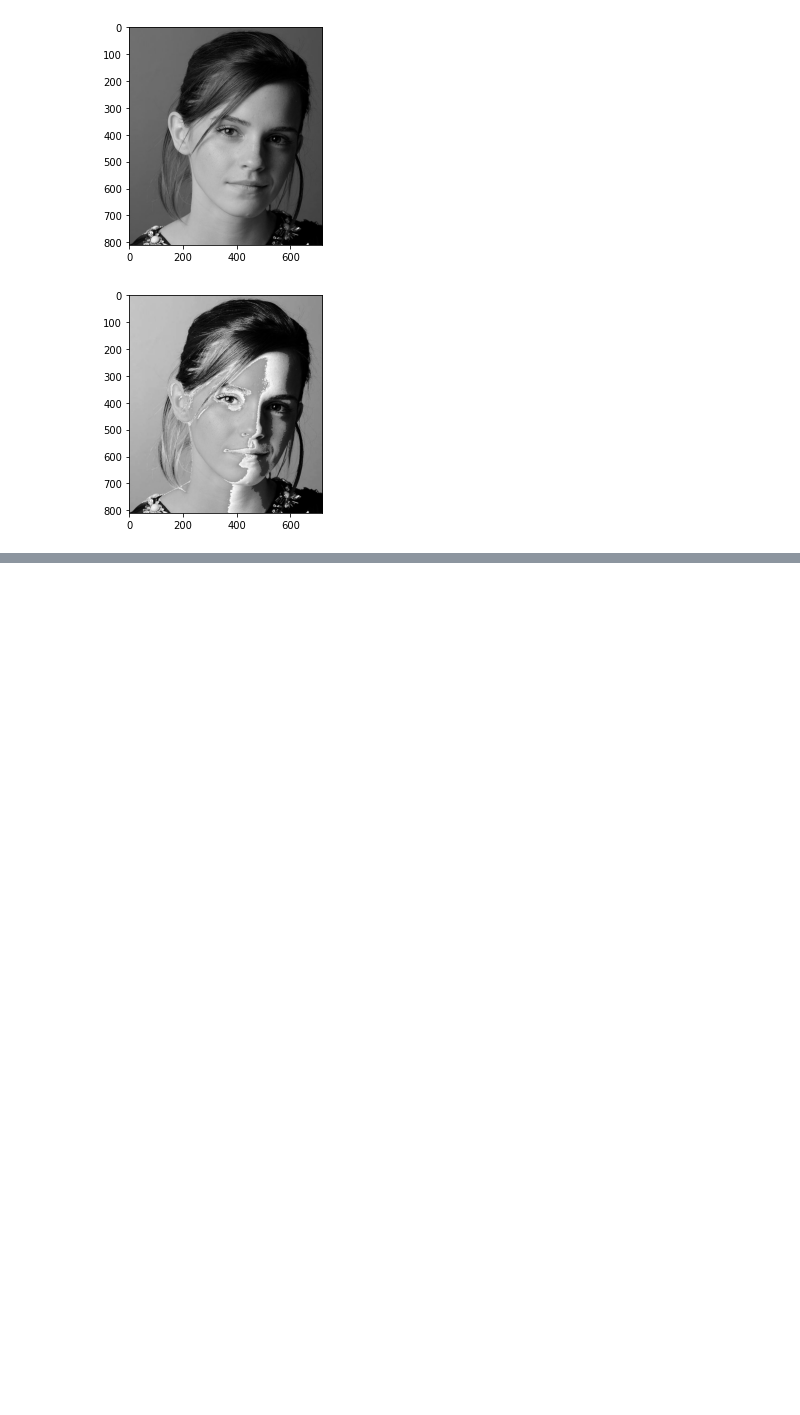
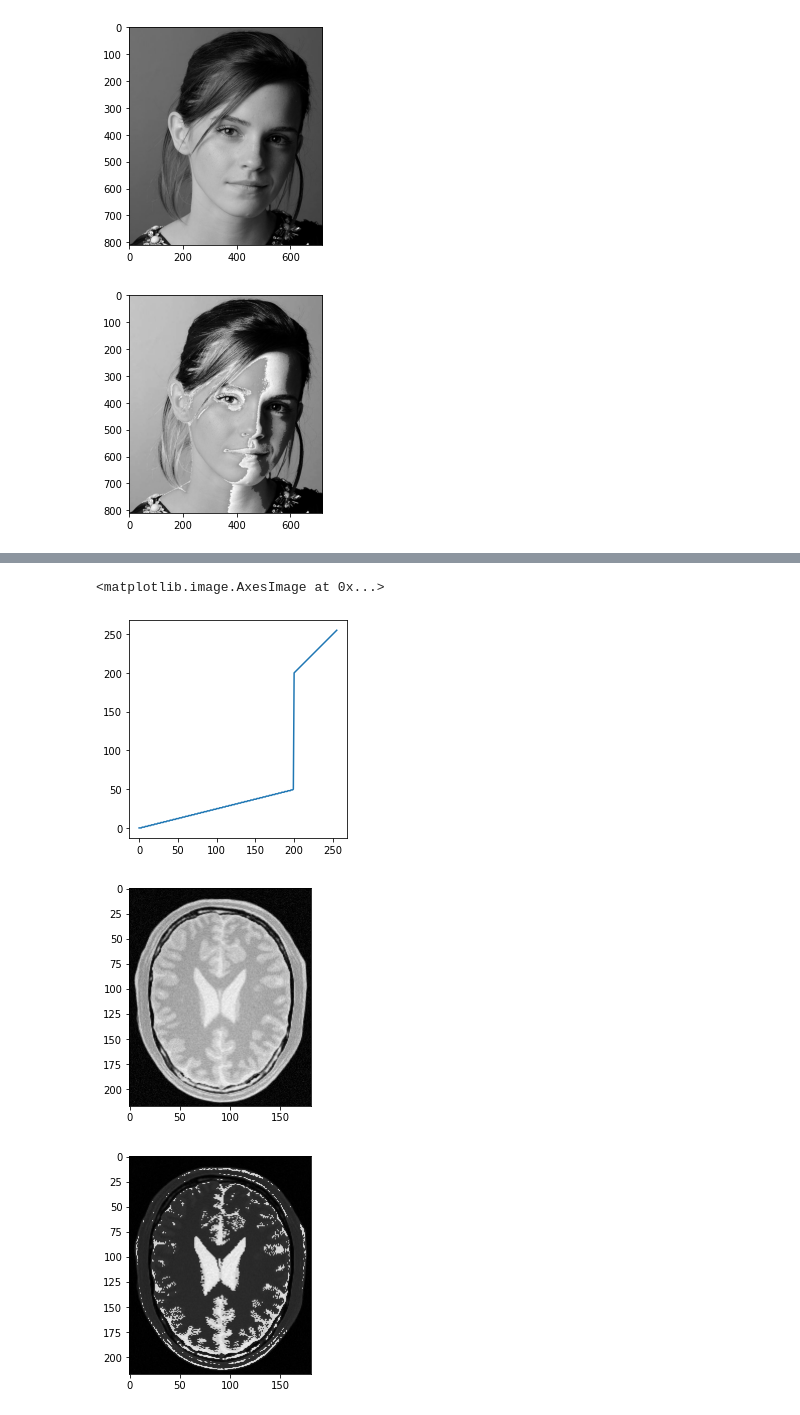
Before and after one commit to maleeshaRuvindi/EN2550_assignment1, a Jupyter notebook: 190535D_Assignment1.ipynb, the cells around one changed output, grey strips where cells are left out. Saved outputs shown, nothing was run; the diff lists cells and outputs as text; code cells hidden in the pictures; blank space fills up the shorter version.

```diff
--- a/190535D_Assignment1.ipynb
+++ b/190535D_Assignment1.ipynb
@@ -32,0 +56,23 @@ ax3.imshow(newimg2)
+# %%
+img=cv.imread(r'C:\Users\ASUS\Documents\coding\image processing\images\brain_proton_density_slice.png',cv.IMREAD_GRAYSCALE)
+t1= np.linspace(0,50,200)
+t2= np.linspace(50,200,0)
+t3= np.linspace(200,255,56)
+t = np.concatenate((t1,t2,t3),axis=0).astype(np.uint8)
+fig,ax = plt.subplots()
+ax.plot(t)
+ax.set_aspect('equal')
+assert len(t) == 256
+
+img2 = cv.LUT(img,t)
+newimg = cv.cvtColor(img,cv.COLOR_BGR2RGB)
+newimg2 = cv.cvtColor(img2,cv.COLOR_BGR2RGB)
+fig1,ax1 = plt.subplots()
+ax1.imshow(newimg)
+fig3,ax3 = plt.subplots()
+ax3.imshow(newimg2)
+# %% [output]
+<matplotlib.image.AxesImage at 0x...>
+[figure, added]
+[figure, added]
+[figure, added]
```
Also changed, not shown: parts of 3 cells of this notebook.
